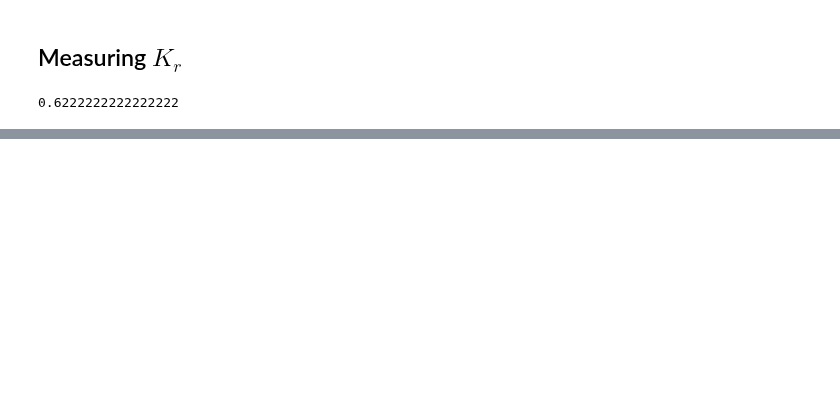
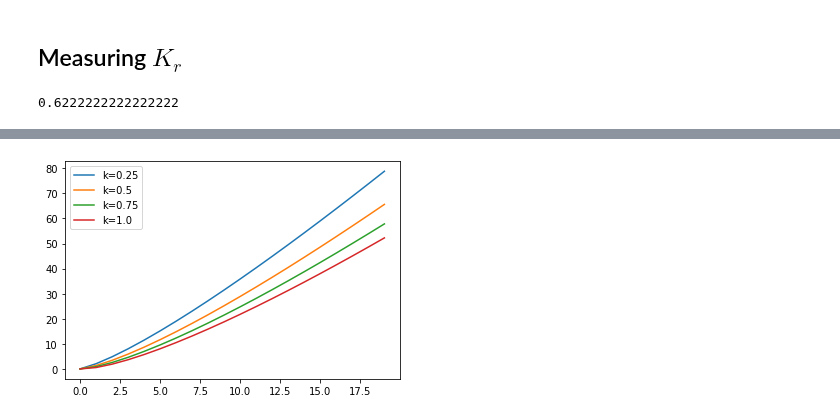
Before and after one commit to Renmusxd/PyGaugeMC, a Jupyter notebook: jupyter/GPU Energies.ipynb, the cells around one changed output, grey strips where cells are left out. Cells and saved outputs as stored; diff of their text form; code cells hidden in the pictures; blank space fills up the shorter version.

```diff
--- a/jupyter/GPU Energies.ipynb
+++ b/jupyter/GPU Energies.ipynb
@@ -218,0 +264,11 @@ plt.show()
+# %%
+def v_tilde(ns, k):
+    return - np.log(scipy.special.jv(ns, k) / scipy.special.jv(0, k))
+plt.plot(v_tilde(np.arange(0,20), 0.25), label="k=0.25")
+plt.plot(v_tilde(np.arange(0,20), 0.5), label="k=0.5")
+plt.plot(v_tilde(np.arange(0,20), 0.75), label="k=0.75")
+plt.plot(v_tilde(np.arange(0,20), 1.0), label="k=1.0")
+plt.legend()
+plt.show()
+# %% [output]
+[figure, added]
```
Also changed, not shown: parts of 17 cells of this notebook.
